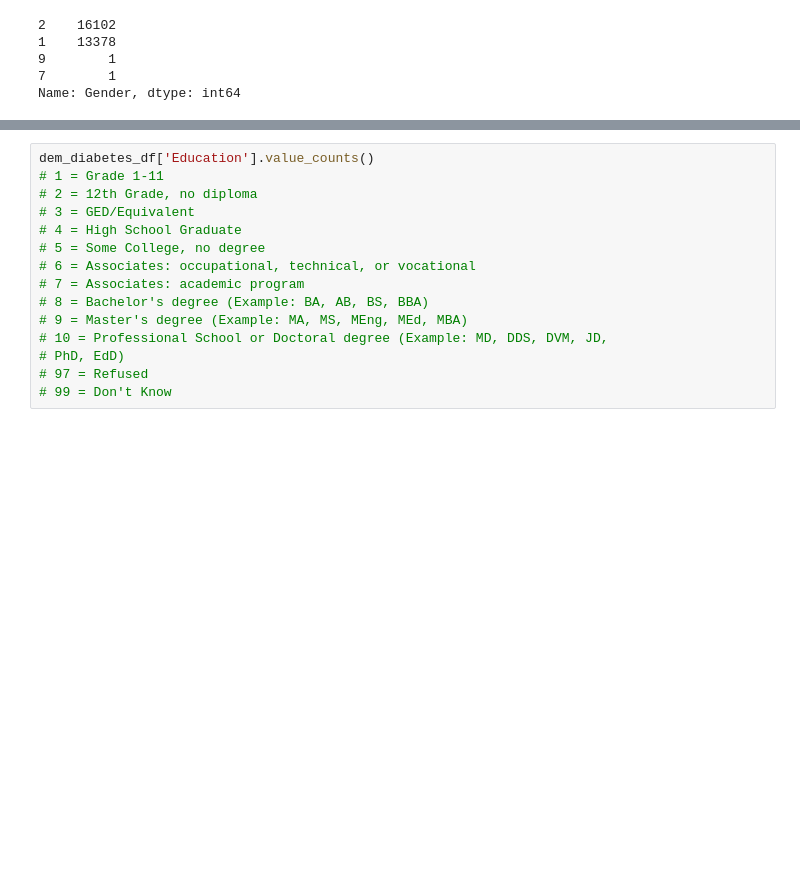
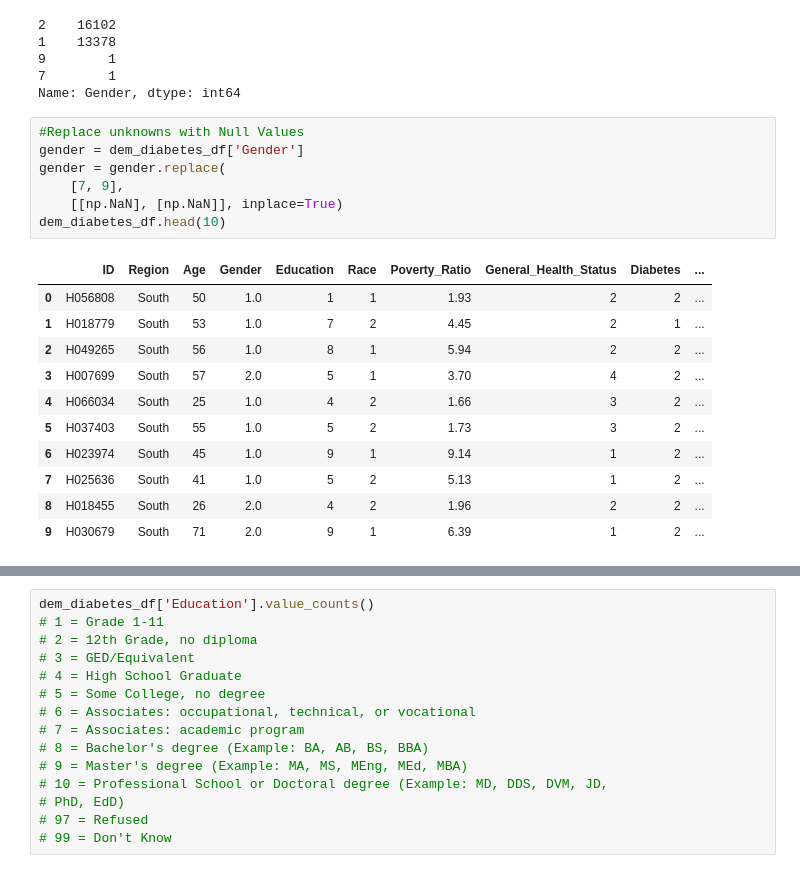
Before and after one commit to amyylin1/Drops_of_Jupyter, a Jupyter notebook: LoadDBS.ipynb, the cells around one changed output, grey strips where cells are left out. Saved outputs shown, nothing was run; the diff lists cells and outputs as text; blank space fills up the shorter version.

```diff
--- a/LoadDBS.ipynb
+++ b/LoadDBS.ipynb
@@ -158,6 +162,25 @@ dem_diabetes_df['Gender'].value_counts()
 9        1
 7        1
 Name: Gender, dtype: int64
+# %%
+#Replace unknowns with Null Values
+gender = dem_diabetes_df['Gender']
+gender = gender.replace(
+    [7, 9],
+    [[np.NaN], [np.NaN]], inplace=True)
+dem_diabetes_df.head(10)
+# %% [output]
+|  | ID | Region | Age | Gender | Education | Race | Poverty_Ratio | General_Health_Status | Diabetes | ... |
+| 0 | H056808 | South | 50 | 1.0 | 1 | 1 | 1.93 | 2 | 2 | ... |
+| 1 | H018779 | South | 53 | 1.0 | 7 | 2 | 4.45 | 2 | 1 | ... |
+| 2 | H049265 | South | 56 | 1.0 | 8 | 1 | 5.94 | 2 | 2 | ... |
+| 3 | H007699 | South | 57 | 2.0 | 5 | 1 | 3.70 | 4 | 2 | ... |
+| 4 | H066034 | South | 25 | 1.0 | 4 | 2 | 1.66 | 3 | 2 | ... |
+| 5 | H037403 | South | 55 | 1.0 | 5 | 2 | 1.73 | 3 | 2 | ... |
+| 6 | H023974 | South | 45 | 1.0 | 9 | 1 | 9.14 | 1 | 2 | ... |
+| 7 | H025636 | South | 41 | 1.0 | 5 | 2 | 5.13 | 1 | 2 | ... |
+| 8 | H018455 | South | 26 | 2.0 | 4 | 2 | 1.96 | 2 | 2 | ... |
+| 9 | H030679 | South | 71 | 2.0 | 9 | 1 | 6.39 | 1 | 2 | ... |
 # %%
 #Replace Gender Code with String
 gender = dem_diabetes_df['Gender']
```
Also changed, not shown: parts of 24 cells of this notebook, 1 other file.
